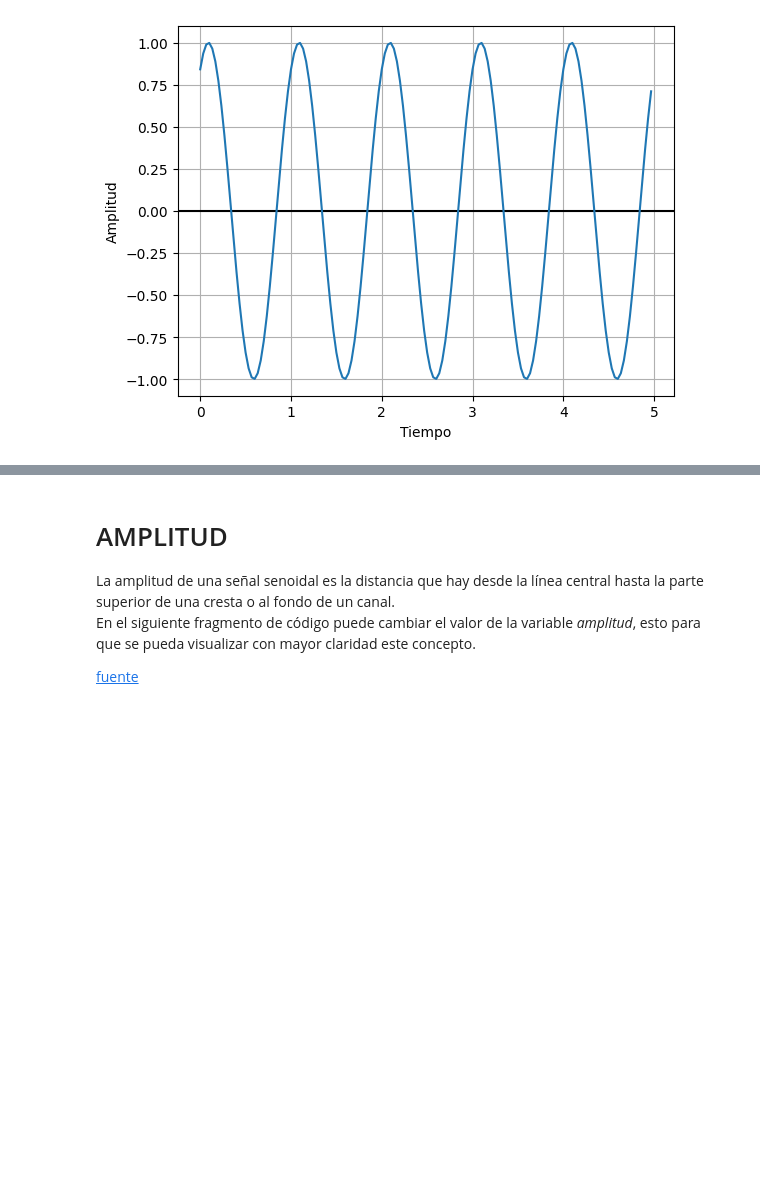
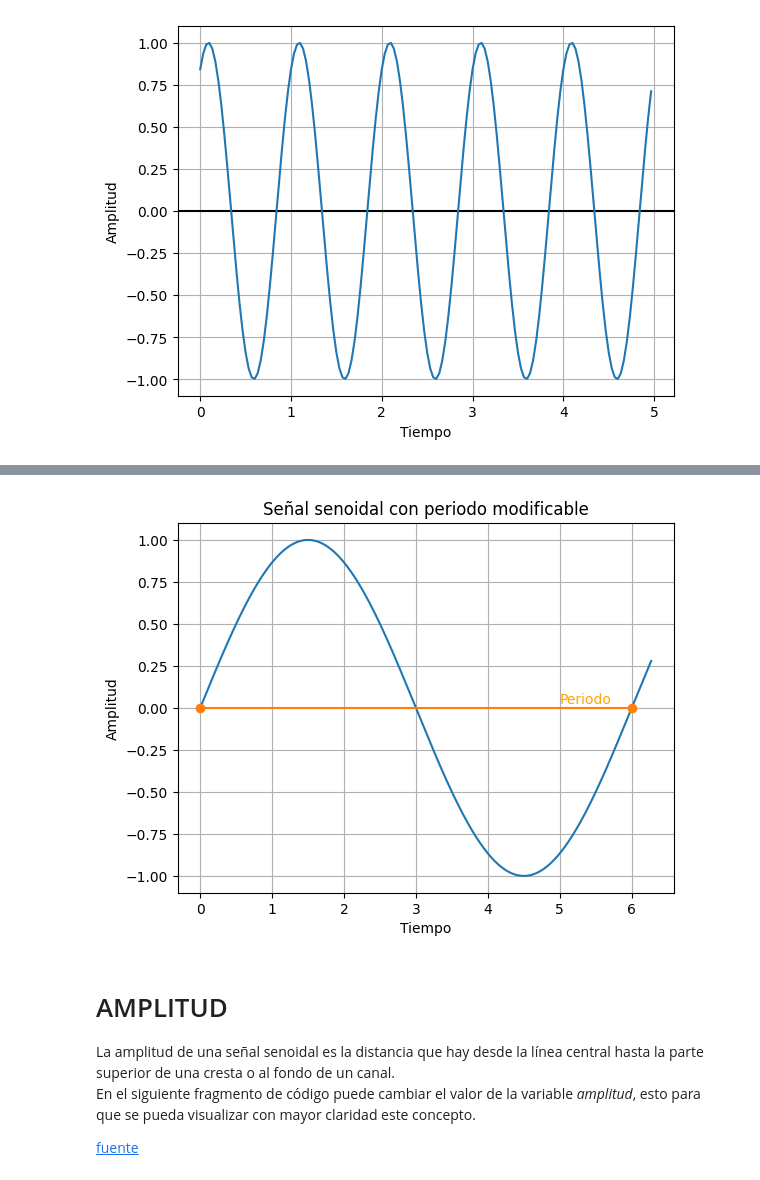
Before and after one commit to RoboG-11/Seniales-senoidales, a Jupyter notebook: Notebook.ipynb, the cells around one changed output, grey strips where cells are left out. Saved outputs shown, nothing was run; the diff lists cells and outputs as text; code cells hidden in the pictures; blank space fills up the shorter version.

Commit message:
Explicación de señal periódica con su código

```diff
--- a/Notebook.ipynb
+++ b/Notebook.ipynb
@@ -46,3 +57,35 @@ plt.grid('on')
+# %%
+from math import sin, pi
+import matplotlib.pyplot as plt
+from matplotlib.pyplot import figure
+import numpy as np
+# if using a jupyter notebook
+%matplotlib inline
+
+def sine_wave(A: float, f: float, phi: float, t: float) -> float:
+    return A*sin(2*pi*f*t + phi)
+
+
+period=6.
+x_max = 2*pi
+x_min = 0
+step = 0.01
+
+# Configuración del gráfico visual
+x = [i*step+x_min for i in range(0, int((x_max-x_min)//step))]
+y = [sine_wave(1,1/period, 0, time) for time in x]
+plt.title('Señal senoidal con periodo modificable')
+plt.plot(x,y)
+plt.ylabel('Amplitud')
+plt.xlabel('Tiempo')
+plt.grid('on')
+a =[0,period]
+b =[0,0]
+plt.plot(a, b, linestyle="-", marker="o")
+plt.text(period-1, .025, 'Periodo', color='orange')
+plt.show()
+# %% [output]
+[figure, added]
 # %% [markdown]
 # AMPLITUD
 
```
Also changed, not shown: parts of 1 cell of this notebook.
